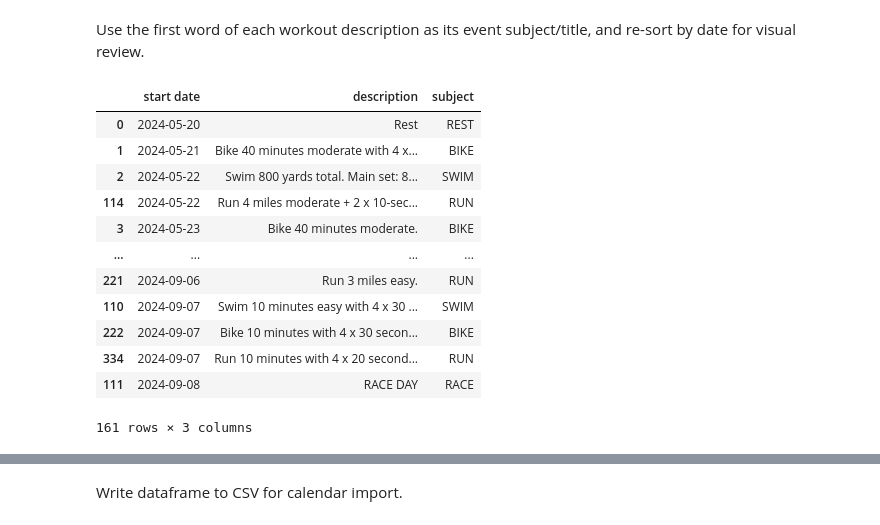
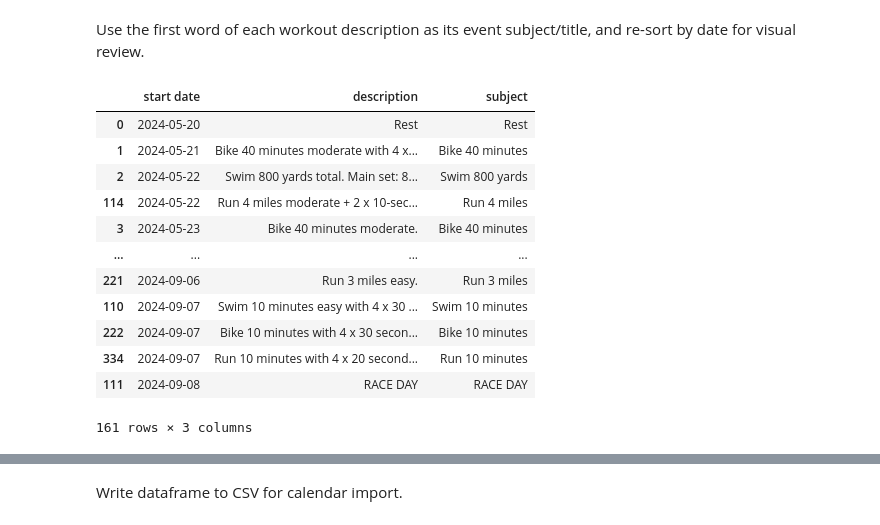
Before and after one commit to chaserobertson/misc, a Jupyter notebook: triathlon-training.ipynb, the cells around one changed output, grey strips where cells are left out. Cells and saved outputs as stored; diff of their text form; code cells hidden in the pictures.

```diff
--- a/triathlon-training.ipynb
+++ b/triathlon-training.ipynb
@@ -72,19 +72,19 @@ pivot_reduced.head()
 # %% [markdown]
 Use the first word of each workout description as its event subject/title, and re-sort by date for visual review.
 # %%
-pivot_reduced['subject'] = [x[0].upper() for x in pivot_reduced['description'].str.split()]
+pivot_reduced['subject'] = [' '.join(x[:3]) for x in pivot_reduced['description'].str.split()]
 pivot_reduced.sort_values('start date')
 # %% [output]
 |  | start date | description | subject |
-| 0 | 2024-05-20 | Rest | REST |
-| 1 | 2024-05-21 | Bike 40 minutes moderate with 4 x... | BIKE |
-| 2 | 2024-05-22 | Swim 800 yards total. Main set: 8... | SWIM |
-| 114 | 2024-05-22 | Run 4 miles moderate + 2 x 10-sec... | RUN |
-| 3 | 2024-05-23 | Bike 40 minutes moderate. | BIKE |
+| 0 | 2024-05-20 | Rest | Rest |
+| 1 | 2024-05-21 | Bike 40 minutes moderate with 4 x... | Bike 40 minutes |
+| 2 | 2024-05-22 | Swim 800 yards total. Main set: 8... | Swim 800 yards |
+| 114 | 2024-05-22 | Run 4 miles moderate + 2 x 10-sec... | Run 4 miles |
+| 3 | 2024-05-23 | Bike 40 minutes moderate. | Bike 40 minutes |
 | ... | ... | ... | ... |
-| 221 | 2024-09-06 | Run 3 miles easy. | RUN |
-| 110 | 2024-09-07 | Swim 10 minutes easy with 4 x 30 ... | SWIM |
-| 222 | 2024-09-07 | Bike 10 minutes with 4 x 30 secon... | BIKE |
-| 334 | 2024-09-07 | Run 10 minutes with 4 x 20 second... | RUN |
-| 111 | 2024-09-08 | RACE DAY | RACE |
+| 221 | 2024-09-06 | Run 3 miles easy. | Run 3 miles |
+| 110 | 2024-09-07 | Swim 10 minutes easy with 4 x 30 ... | Swim 10 minutes |
+| 222 | 2024-09-07 | Bike 10 minutes with 4 x 30 secon... | Bike 10 minutes |
+| 334 | 2024-09-07 | Run 10 minutes with 4 x 20 second... | Run 10 minutes |
+| 111 | 2024-09-08 | RACE DAY | RACE DAY |
 161 rows × 3 columns
```
Also changed, not shown: parts of 2 cells of this notebook.
